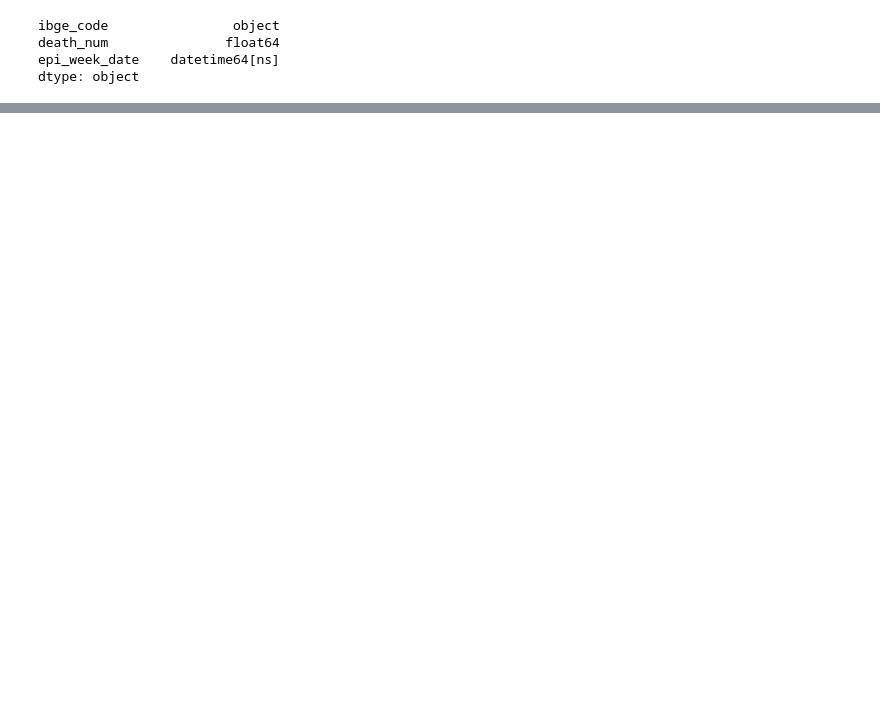
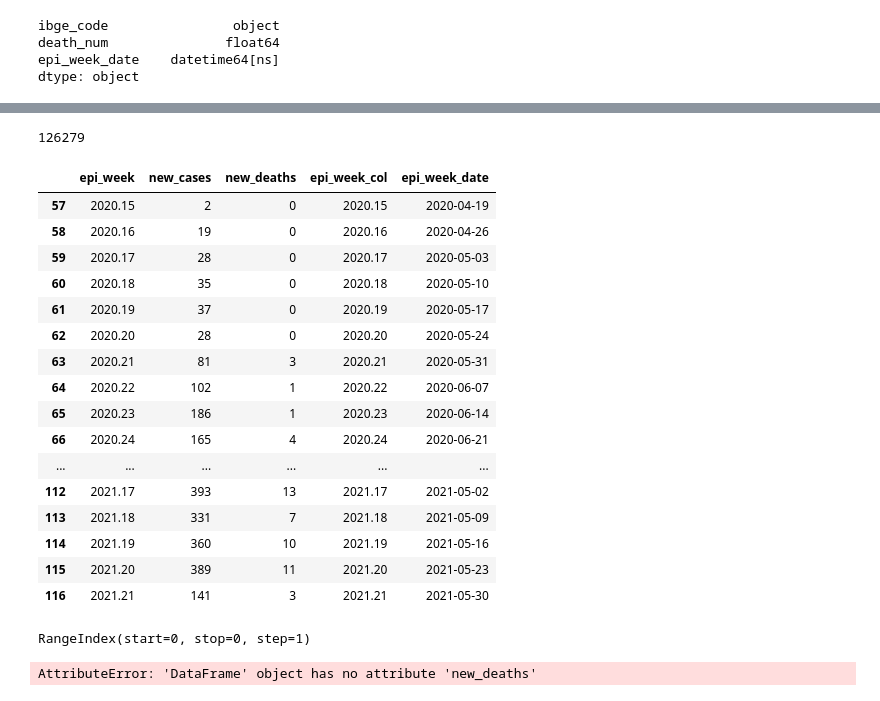
Before and after one commit to alexandrepereiraarq/COVIDGI, a Jupyter notebook: CVGI_MR_04_upscaling.ipynb, the cells around one changed output, grey strips where cells are left out. Saved outputs shown, nothing was run; the diff lists cells and outputs as text; code cells hidden in the pictures; blank space fills up the shorter version.

Commit message:
updating cleaning, adding upscaling script

```diff
--- a/CVGI_MR_04_upscaling.ipynb
+++ b/CVGI_MR_04_upscaling.ipynb
@@ -99,0 +144,38 @@ dtype: object
+# %%
+cases_ro_pop.death_num.sum()
+# %% [output]
+126279
+# %%
+cases_test = cases_by_epi_week_merged_clean[cases_by_epi_week_merged_clean.ibge_code == "1100023"]
+cases_test.drop(['ibge_code','acc_cases','acc_deaths','pop_2019','acc_cases_100k','acc_deaths_1mi'], axis=1, inplace=True)
+# %%
+cases_test
+# %% [output]
+|  | epi_week | new_cases | new_deaths | epi_week_col | epi_week_date |
+| 57 | 2020.15 | 2 | 0 | 2020.15 | 2020-04-19 |
+| 58 | 2020.16 | 19 | 0 | 2020.16 | 2020-04-26 |
+| 59 | 2020.17 | 28 | 0 | 2020.17 | 2020-05-03 |
+| 60 | 2020.18 | 35 | 0 | 2020.18 | 2020-05-10 |
+| 61 | 2020.19 | 37 | 0 | 2020.19 | 2020-05-17 |
+| 62 | 2020.20 | 28 | 0 | 2020.20 | 2020-05-24 |
+| 63 | 2020.21 | 81 | 3 | 2020.21 | 2020-05-31 |
+| 64 | 2020.22 | 102 | 1 | 2020.22 | 2020-06-07 |
+| 65 | 2020.23 | 186 | 1 | 2020.23 | 2020-06-14 |
+| 66 | 2020.24 | 165 | 4 | 2020.24 | 2020-06-21 |
+| ... | ... | ... | ... | ... | ... |
+| 112 | 2021.17 | 393 | 13 | 2021.17 | 2021-05-02 |
+| 113 | 2021.18 | 331 | 7 | 2021.18 | 2021-05-09 |
+| 114 | 2021.19 | 360 | 10 | 2021.19 | 2021-05-16 |
+| 115 | 2021.20 | 389 | 11 | 2021.20 | 2021-05-23 |
+| 116 | 2021.21 | 141 | 3 | 2021.21 | 2021-05-30 |
+# %%
+cases_teste_pop = pd.DataFrame({'death_num': pd.Series([], dtype='float'),
+                             'epi_week_date':pd.Series([], dtype='float')}                             )
+cases_teste_pop.death_num = 0
+cases_teste_pop.index
+# %% [output]
+RangeIndex(start=0, stop=0, step=1)
+# %%
+cases_teste_pop.new_deaths.sum()
+# %% [output]
+AttributeError: 'DataFrame' object has no attribute 'new_deaths'
```
Also changed, not shown: parts of 16 cells of this notebook, 1 other file.
